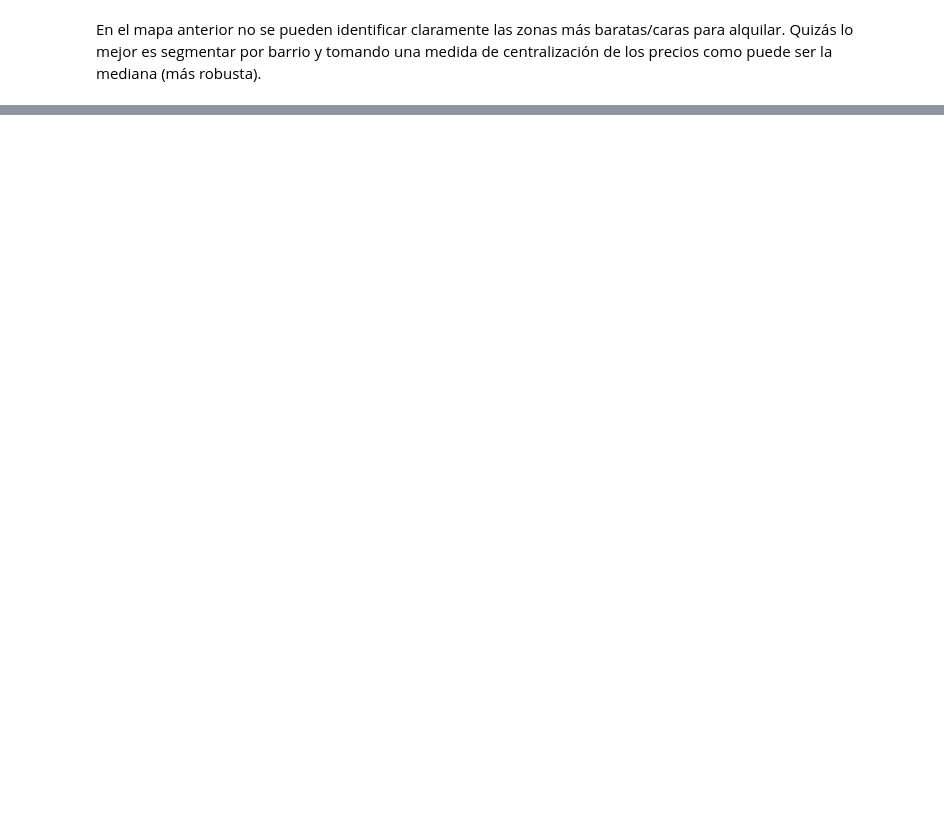
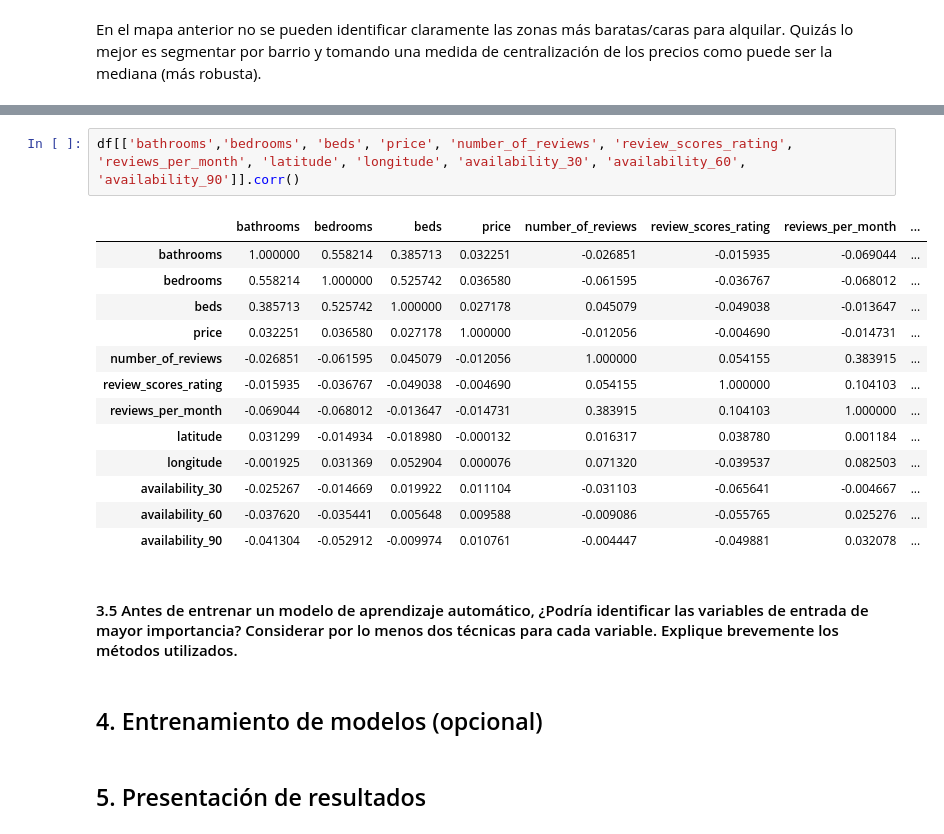
Before and after one commit to CarOmodeo/ADD-CEIA2024, a Jupyter notebook: TP_Final.ipynb, the cells around one changed output, grey strips where cells are left out. Cells and saved outputs as stored; diff of their text form; blank space fills up the shorter version.

```diff
--- a/TP_Final.ipynb
+++ b/TP_Final.ipynb
@@ -201,0 +556,22 @@ Ahora si se pueden detectar zonas de renta donde el precio parece ser más eleva
+# %%
+df[['bathrooms','bedrooms', 'beds', 'price', 'number_of_reviews', 'review_scores_rating', 'reviews_per_month', 'latitude', 'longitude', 'availability_30', 'availability_60', 'availability_90']].corr()
+# %% [output]
+|  | bathrooms | bedrooms | beds | price | number_of_reviews | review_scores_rating | reviews_per_month | ... |
+| bathrooms | 1.000000 | 0.558214 | 0.385713 | 0.032251 | -0.026851 | -0.015935 | -0.069044 | ... |
+| bedrooms | 0.558214 | 1.000000 | 0.525742 | 0.036580 | -0.061595 | -0.036767 | -0.068012 | ... |
+| beds | 0.385713 | 0.525742 | 1.000000 | 0.027178 | 0.045079 | -0.049038 | -0.013647 | ... |
+| price | 0.032251 | 0.036580 | 0.027178 | 1.000000 | -0.012056 | -0.004690 | -0.014731 | ... |
+| number_of_reviews | -0.026851 | -0.061595 | 0.045079 | -0.012056 | 1.000000 | 0.054155 | 0.383915 | ... |
+| review_scores_rating | -0.015935 | -0.036767 | -0.049038 | -0.004690 | 0.054155 | 1.000000 | 0.104103 | ... |
+| reviews_per_month | -0.069044 | -0.068012 | -0.013647 | -0.014731 | 0.383915 | 0.104103 | 1.000000 | ... |
+| latitude | 0.031299 | -0.014934 | -0.018980 | -0.000132 | 0.016317 | 0.038780 | 0.001184 | ... |
+| longitude | -0.001925 | 0.031369 | 0.052904 | 0.000076 | 0.071320 | -0.039537 | 0.082503 | ... |
+| availability_30 | -0.025267 | -0.014669 | 0.019922 | 0.011104 | -0.031103 | -0.065641 | -0.004667 | ... |
+| availability_60 | -0.037620 | -0.035441 | 0.005648 | 0.009588 | -0.009086 | -0.055765 | 0.025276 | ... |
+| availability_90 | -0.041304 | -0.052912 | -0.009974 | 0.010761 | -0.004447 | -0.049881 | 0.032078 | ... |
+# %% [markdown]
+#### 3.5 Antes de entrenar un modelo de aprendizaje automático, ¿Podría identificar las variables de entrada de mayor importancia? Considerar por lo menos dos técnicas para cada variable. Explique brevemente los métodos utilizados.
+# %% [markdown]
+## 4. Entrenamiento de modelos (opcional)
+# %% [markdown]
+## 5. Presentación de resultados
```
Also changed, not shown: parts of 64 cells of this notebook.
